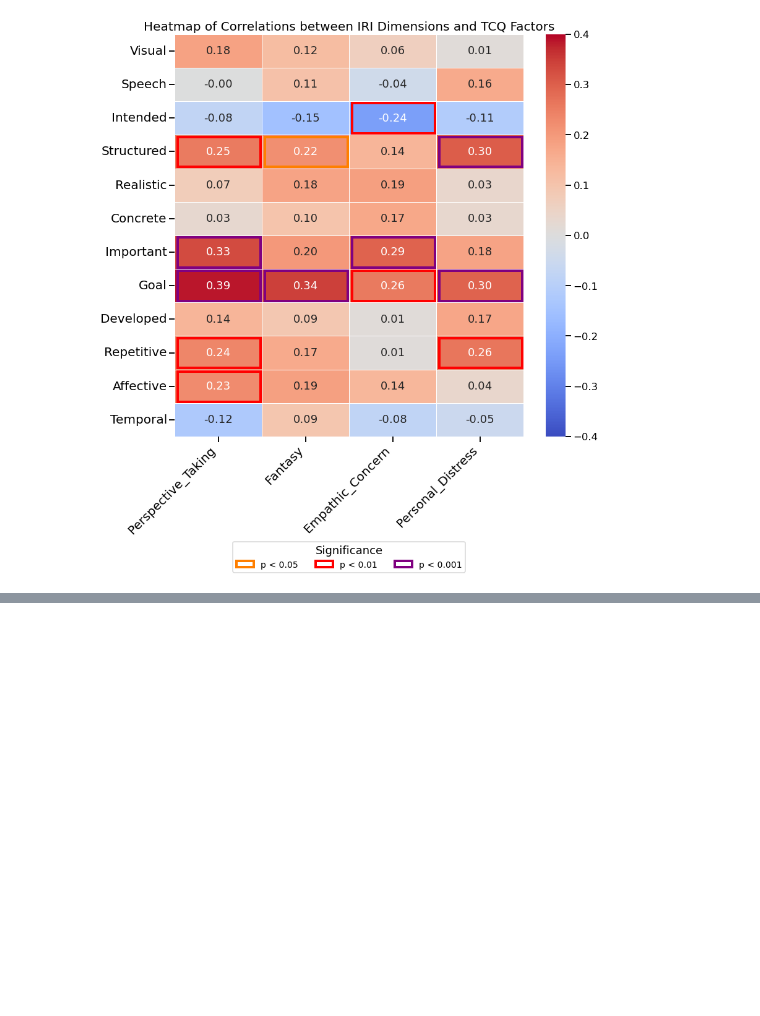
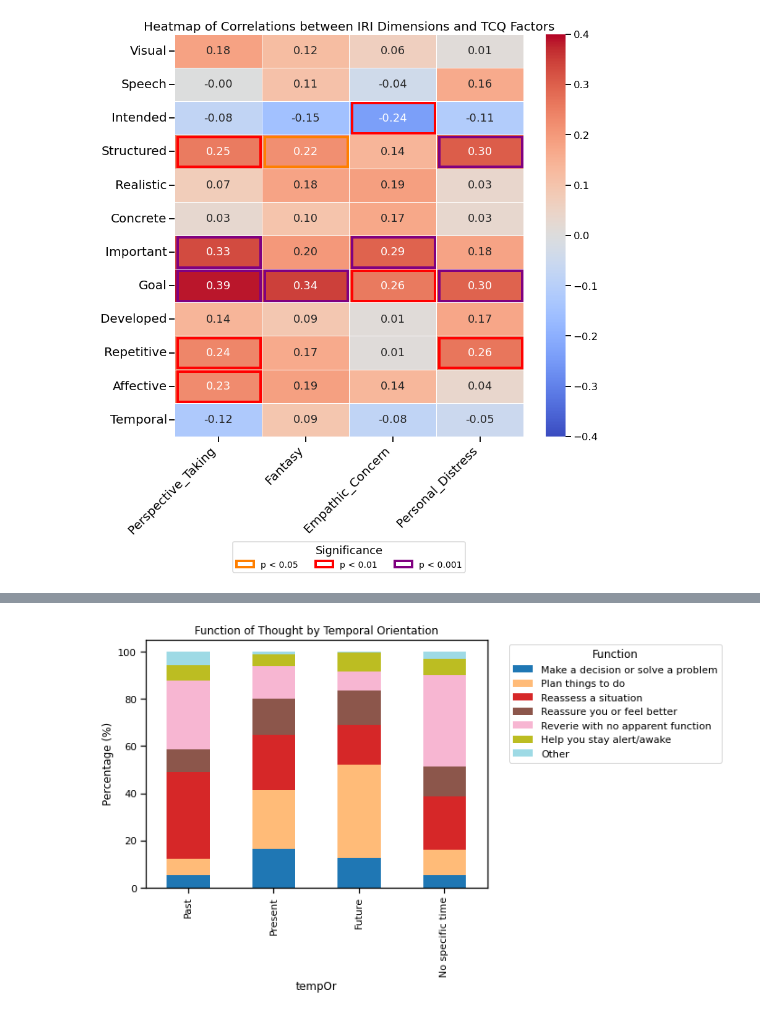
Before and after one commit to thandre6000/MindWanderAnalysis, a Jupyter notebook: notebooks/Correlations.ipynb, the cells around one changed output, grey strips where cells are left out. Saved outputs shown, nothing was run; the diff lists cells and outputs as text; code cells hidden in the pictures; blank space fills up the shorter version.

```diff
--- a/notebooks/Correlations.ipynb
+++ b/notebooks/Correlations.ipynb
@@ -776,0 +1039,19 @@ Sample Size (N) for each correlation:
+# %%
+# Breakdown of 'func' values for each value of 'tempOr'
+tempOr_labels = {1: 'Past', 2: 'Present', 3: 'Future', 4: 'No specific time'}
+func_labels = {
+    1: 'Make a decision or solve a problem',
+    2: 'Plan things to do',
+    3: 'Reassess a situation',
+    4: 'Reassure you or feel better',
+    5: 'Reverie with no apparent function',
+    6: 'Help you stay alert/awake',
+    7: 'Other'
+}
+
+# Crosstab of tempOr vs func
+breakdown = pd.crosstab(tcqData['tempOr'], tcqData['funct'], normalize='index') * 100
+breakdown = breakdown.rename(index=tempOr_labels, columns=func_labels).round(1)
+
+print("Breakdown of 'func' for each value of 'tempOr' (%):")
+display(breakdown)
@@ -776,0 +1066,12 @@ Sample Size (N) for each correlation:
+# %%
+import matplotlib.pyplot as plt
+
+# Plot stacked bar chart for breakdown of func by tempOr
+breakdown.plot(kind='bar', stacked=True, figsize=(10,6), colormap='tab20')
+plt.ylabel('Percentage (%)')
+plt.title("Function of Thought by Temporal Orientation")
+plt.legend(title='Function', bbox_to_anchor=(1.05, 1), loc='upper left')
+plt.tight_layout()
+plt.show()
+# %% [output]
+[figure, added]
```
Also changed, not shown: parts of 15 cells of this notebook, 5 other files.
